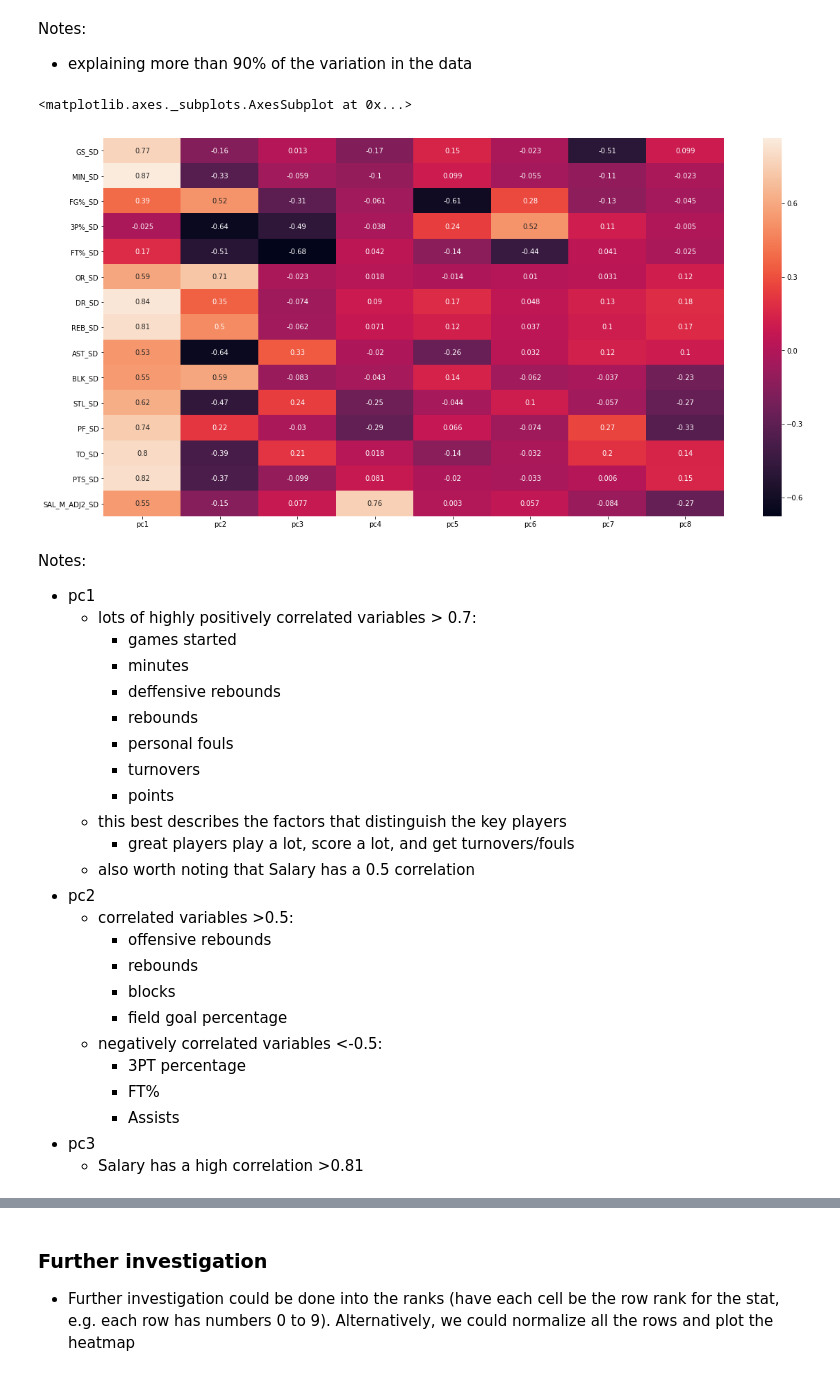
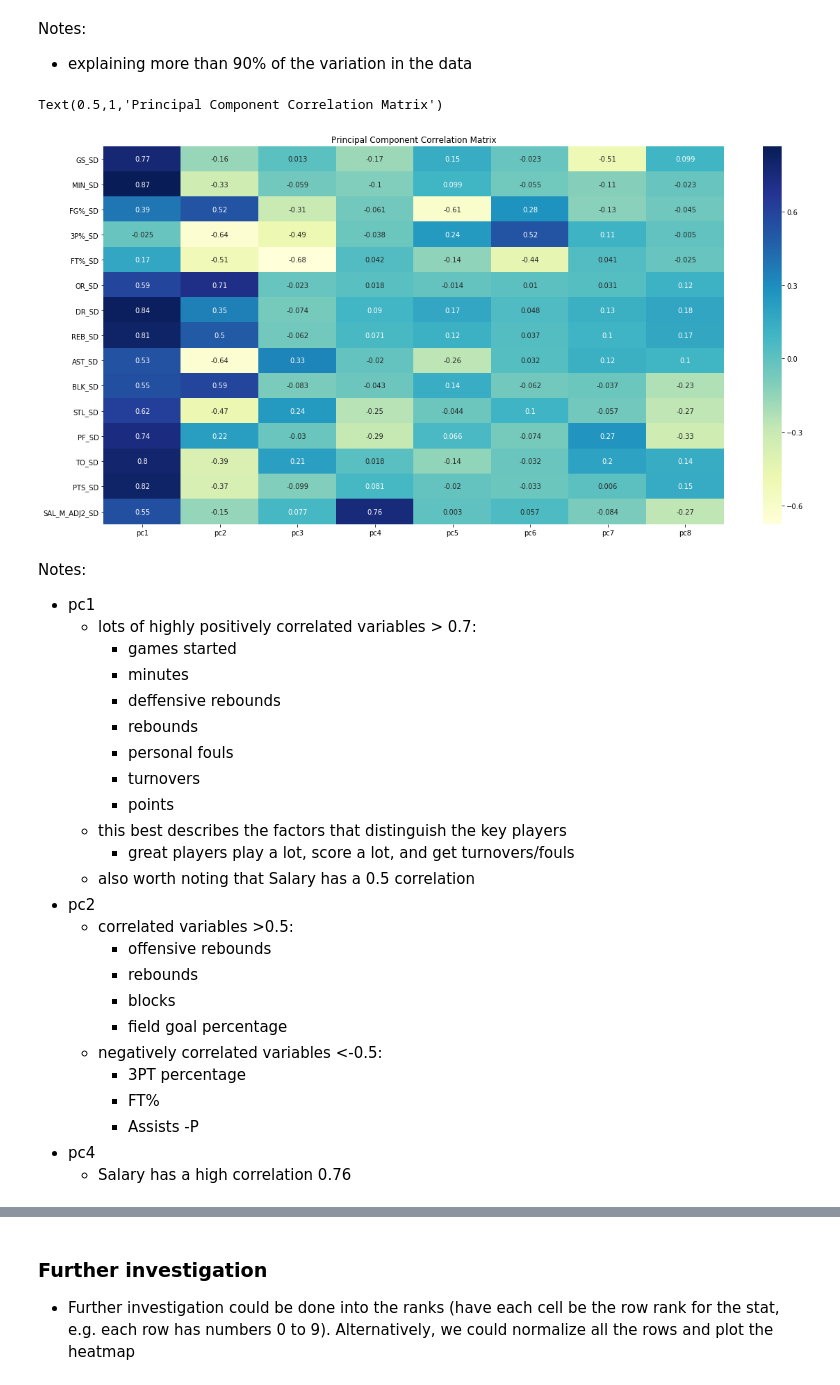
Before and after one commit to Mayer-Yang/NBA_Winner, a Jupyter notebook: Stephen/player_valuation_analysis.ipynb, the cells around one changed output, grey strips where cells are left out. Saved outputs shown, nothing was run; the diff lists cells and outputs as text; code cells hidden in the pictures.

```diff
--- a/Stephen/player_valuation_analysis.ipynb
+++ b/Stephen/player_valuation_analysis.ipynb
@@ -717,21 +720,22 @@ Notes:
 # %%
 import seaborn as sns
 
 a = pca.components_.T * np.sqrt(pca.explained_variance_)
 np.sum(np.round(a,3), axis=1)
 np.round(a,3)
 
 loadings = pd.DataFrame(a).round(3)
 loadings.index = standardized_numerical.columns
 loadings.columns = ['pc'+str(i+1) for i in range(n_components)]
 # loadings
 
 fig, ax = plt.subplots(figsize=(20,10))
 
-sns.heatmap(ax=ax,data=loadings, annot=True)
+sns.heatmap(ax=ax,data=loadings, annot=True, cmap="YlGnBu")
+ax.set_title('Principal Component Correlation Matrix')
 # %% [output]
-<matplotlib.axes._subplots.AxesSubplot at 0x...>
+Text(0.5,1,'Principal Component Correlation Matrix')
-[figure, old version]
+[figure, new version]
 # %% [markdown]
 Notes:
 - pc1
@@ -756,8 +760,9 @@ Notes:
         - 3PT percentage
         - FT%
         - Assists
-- pc3
-    - Salary has a high correlation >0.81
+-P
+- pc4
+    - Salary has a high correlation 0.76
 # %%
 np.round(pca.components_.T,3)
 # %% [output]
```
Also changed, not shown: parts of 2 cells of this notebook.
